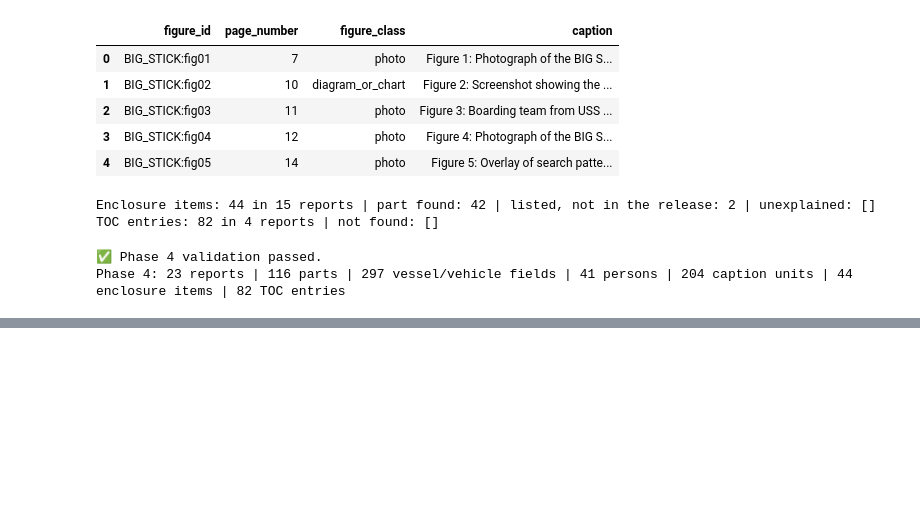
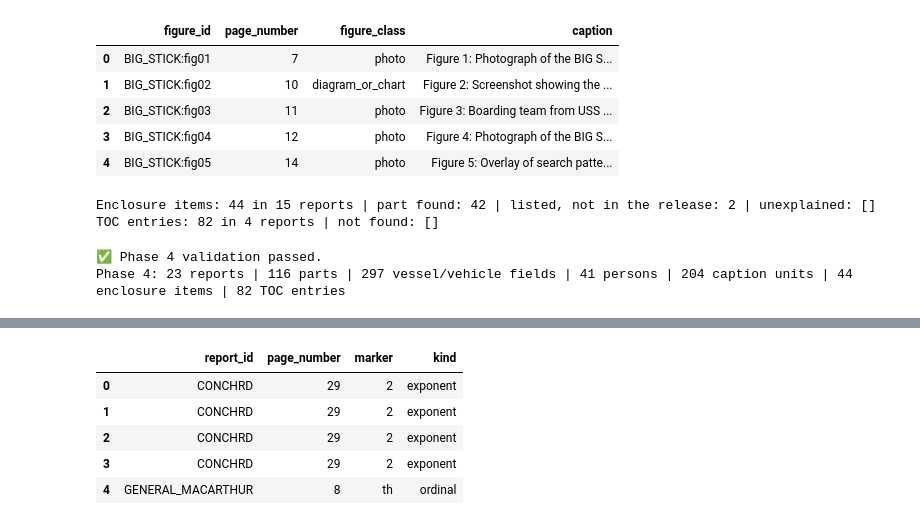
Before and after one commit to mahmoudsameh00/nilegate-ports-ai, a Jupyter notebook: Notebooks/USCG_ROI_chunking.ipynb, the cells around one changed output, grey strips where cells are left out. Drawn from its saved outputs; the diff is of its cells as text; code cells hidden in the pictures; blank space fills up the shorter version.

```diff
--- a/Notebooks/USCG_ROI_chunking.ipynb
+++ b/Notebooks/USCG_ROI_chunking.ipynb
@@ -2457,0 +2483,77 @@ Phase 4: 23 reports | 116 parts | 297 vessel/vehicle fields | 41 persons | 204 c
+# %%
+# =========================================================
+# 5.1 Superscripts: note markers, restored ordinals / exponents / trademark signs
+# =========================================================
+NOTE_REPORTS = ["SPIRIT_OF_BOSTON", "WAYMON_BOYD", "WILDERNESS_I", "MICHIPICOTEN", "H20_BELOW"]
+ORDINAL_RE = re.compile(r"^(st|nd|rd|th)$")
+# reviewed positions (report, page, printed text without the superscript, restored text); each must match one row
+SUPERSCRIPT_RESTORES = [
+    ("GENERAL_MACARTHUR", 8, "725(5 Dir.", "725(5th Dir."),          # case citation, kept as printed ("Dir.")
+    ("GENERAL_MACARTHUR", 9, "June 19, 2023", "June 19th, 2023"),
+    ("GENERAL_MACARTHUR", 10, "June 19, 2023", "June 19th, 2023"),
+    ("GENERAL_MACARTHUR", 11, "June 19, 2023", "June 19th, 2023"),
+    ("LITTLE_G", 6, "1500 15 Street", "1500 15th Street"),
+    ("MICHIPICOTEN", 4, "E 9 St.", "E 9th St."),
+    ("MICHIPICOTEN", 10, "the 1 officer", "the 1st officer"),
+    ("MICHIPICOTEN", 11, "The 1 Officer", "The 1st Officer"),
+    ("MICHIPICOTEN", 11, "the 2 Officer", "the 2nd Officer"),
+    ("MICHIPICOTEN", 15, "The 1 Officer", "The 1st Officer"),
+    ("UNA_MAS", 3, "915 2 Avenue", "915 2nd Avenue"),
+    ("CONCHRD", 29, "= 40 in", "= 40 in²"),
+    ("CONCHRD", 29, "= 200 in", "= 200 in²"),
+    ("CONCHRD", 29, "= 400 in", "= 400 in²"),
+    ("CONCHRD", 29, "inof drainage", "in² of drainage"),
+    ("SPIRIT_OF_BOSTON", 38, "(SternoDon and", "(Sterno®, Don® and"),  # the only row with two signs
+]
+BRAND_RE = re.compile(r"\bsterno\b", re.I)          # every other "®" follows the only "Sterno" of its row
+
+
+def restore_in(frame: pd.DataFrame, idx, old: str, new: str) -> None:
+    t = frame.at[idx, "text"]
+    assert t.count(old) == 1, (frame.at[idx, frame.columns[0]], old, t)
+    frame.at[idx, "text"] = t.replace(old, new)
+
+
+superscript_records = []
+line_of = lines_df.set_index("line_key")
+for r in lines_df[lines_df["markers"].map(len) > 0].itertuples():
+    for mk in r.markers:
+        kind = ("ordinal" if ORDINAL_RE.match(mk) else "trademark" if "®" in mk
+                else "note_ref" if mk.isdigit() and r.report_id in NOTE_REPORTS else "exponent" if mk.isdigit() else "unknown")
+        superscript_records.append({"line_key": r.line_key, "row_id": r.row_id, "report_id": r.report_id,
+                                    "page_number": r.page_number, "marker": mk, "kind": kind})
+superscripts_df = pd.DataFrame(superscript_records)
+assert not (superscripts_df["kind"] == "unknown").any(), superscripts_df[superscripts_df["kind"] == "unknown"]
+
+# restore the reviewed positions in both the row and its line (the coverage audit reads the lines, Phase 19)
+row_ix = pd.Series(rows_df.index, index=rows_df["row_id"])
+line_ix = pd.Series(lines_df.index, index=lines_df["line_key"])
+restored_lines = set()
+for rid, p, old, new in SUPERSCRIPT_RESTORES:
+    hit = superscripts_df[(superscripts_df["report_id"] == rid) & (superscripts_df["page_number"] == p)
+                          & (superscripts_df["kind"] != "note_ref")]
+    hit = hit[hit["line_key"].map(lambda k: old in lines_df.at[line_ix[k], "text"]) & ~hit["line_key"].isin(restored_lines)]
+    keys = hit["line_key"].unique()
+    assert len(keys) == 1, (rid, p, old, keys)
+    restore_in(lines_df, line_ix[keys[0]], old, new)
+    restore_in(rows_df, row_ix[hit["row_id"].iloc[0]], old, new)
+    restored_lines.add(keys[0])
+    for fi in figures_df.index[figures_df["row_ids"].map(lambda ids: hit["row_id"].iloc[0] in ids)]:
+        assert figures_df.at[fi, "caption"].count(old) == 1           # the caption unit carries the same text
+        figures_df.at[fi, "caption"] = figures_df.at[fi, "caption"].replace(old, new)
+for k, g in superscripts_df[(superscripts_df["kind"] == "trademark") & ~superscripts_df["line_key"].isin(restored_lines)
+                            ].groupby("line_key"):
+    li = line_ix[k]; t = lines_df.at[li, "text"]
+    assert len(g) == 1 and len(BRAND_RE.findall(t)) == 1, (k, t)
+    m = BRAND_RE.search(t); new = t[:m.end()] + "®" + t[m.end():]
+    ri = row_ix[g["row_id"].iloc[0]]
+    restore_in(rows_df, ri, t, new)
+    lines_df.at[li, "text"] = new
+    restored_lines.add(k)
+superscripts_df["disposition"] = np.where(superscripts_df["kind"] == "note_ref", "note_ref",
+                                          np.where(superscripts_df["line_key"].isin(restored_lines), "restored", None))
+assert superscripts_df["disposition"].notna().all(), superscripts_df[superscripts_df["disposition"].isna()]
+print("Superscripts:", len(superscripts_df), superscripts_df["kind"].value_counts().to_dict(),
+      "| restored lines:", len(restored_lines))
+display(superscripts_df[superscripts_df["kind"] != "note_ref"][["report_id", "page_number", "marker", "kind"]].head(5))
+# %% [output]
@@ -2457,0 +2561,6 @@ Phase 4: 23 reports | 116 parts | 297 vessel/vehicle fields | 41 persons | 204 c
+|  | report_id | page_number | marker | kind |
+| 0 | CONCHRD | 29 | 2 | exponent |
+| 1 | CONCHRD | 29 | 2 | exponent |
+| 2 | CONCHRD | 29 | 2 | exponent |
+| 3 | CONCHRD | 29 | 2 | exponent |
+| 4 | GENERAL_MACARTHUR | 8 | th | ordinal |
```
Also changed, not shown: parts of 43 cells of this notebook, 8 other files.
